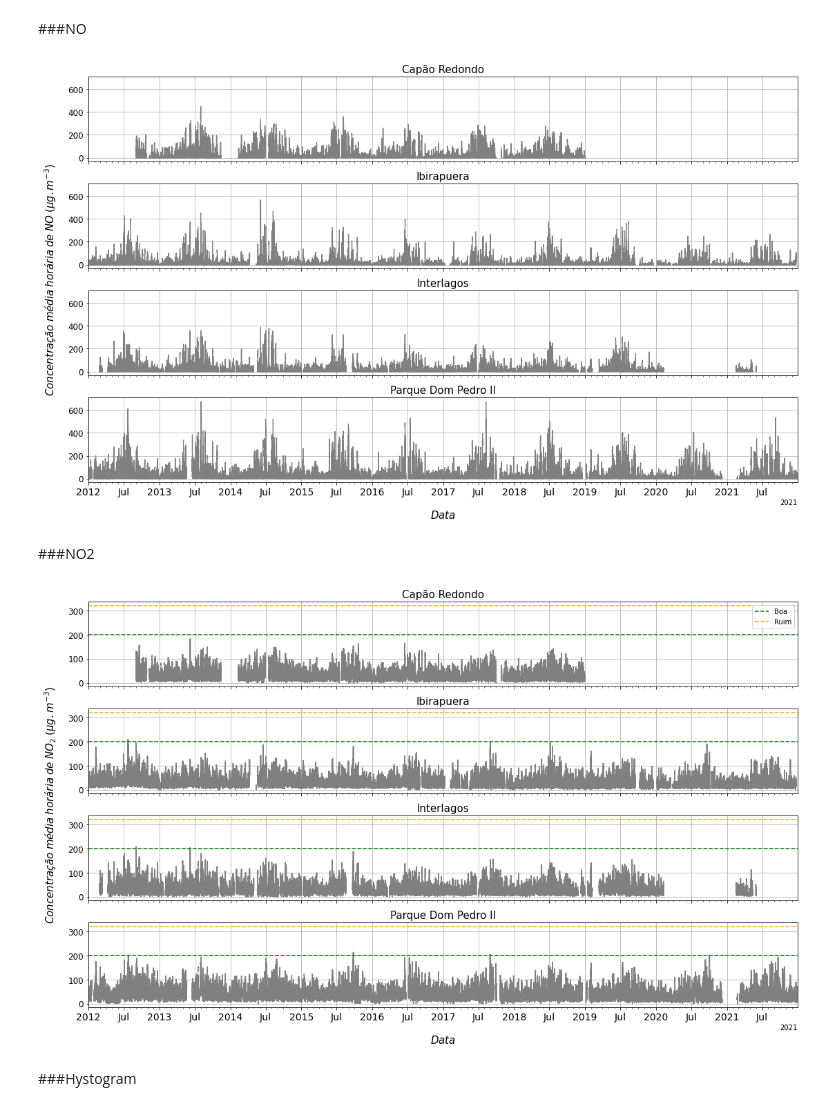
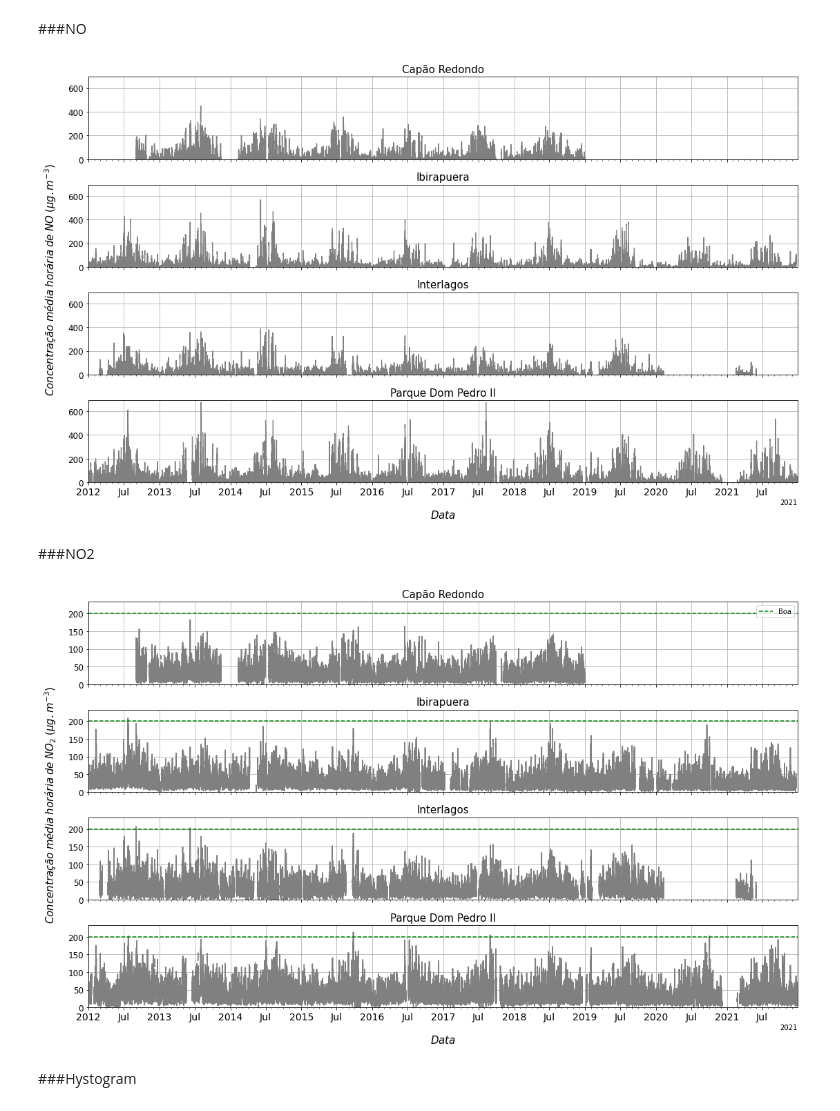
Before and after one commit to antoniogss/air_quality, a Jupyter notebook: graphs_cetesb.ipynb, the cells around one changed output. Drawn from its saved outputs; the diff is of its cells as text; code cells hidden in the pictures.

```diff
--- a/graphs_cetesb.ipynb
+++ b/graphs_cetesb.ipynb
@@ -2500,6 +2999,11 @@ y_cp_hour_no = cp_hour['NO']
 y_ib_hour_no = ib_hour['NO']
 y_inter_hour_no = inter_hour['NO']
 y_pq_hour_no = pq_hour['NO']
+
+lim_y = [y_cp_hour_no.max(),
+         y_ib_hour_no.max(),
+         y_inter_hour_no.max(),
+         y_pq_hour_no.max()]
 
 fig, (ax1, ax2, ax3, ax4) = plt.subplots(nrows=4,
                                          ncols=1,
@@ -2597,6 +3101,7 @@ for label in ax.get_xticklabels(which='major'):
 # ax1.legend()
 ax1.set_title('Capão Redondo',fontsize=15)
 ax1.set_xlim([dt.datetime(2012,1,1),dt.datetime(2021,12,31)], auto=True)
+ax1.set_ylim([0, max(lim_y)+20], auto=True)
 
 # ax2.legend()
 ax2.set_title('Ibirapuera',fontsize=15)
@@ -2646,7 +3151,7 @@ plt.savefig(
 
 plt.show()
 # %% [output]
-[figure, old version]
+[figure, new version]
 # %% [markdown]
 ###NO2
 # %%
@@ -2660,6 +3165,11 @@ y_cp_hour_no2 = cp_hour['NO2']
 y_ib_hour_no2 = ib_hour['NO2']
 y_inter_hour_no2 = inter_hour['NO2']
 y_pq_hour_no2 = pq_hour['NO2']
+
+lim_y = [y_cp_hour_no2.max(),
+         y_ib_hour_no2.max(),
+         y_inter_hour_no2.max(),
+         y_pq_hour_no2.max()]
 
 fig, (ax1, ax2, ax3, ax4) = plt.subplots(nrows=4,
                                          ncols=1,
@@ -2756,7 +3266,7 @@ for label in ax.get_xticklabels(which='major'):
 
 ax1.plot(x_cp_hour, y_cp_hour_no2, color='grey')
 ax1.axhline(y = 200, color = 'green', linestyle = '--', label= 'Boa')
-ax1.axhline(y = 320, color = 'orange', linestyle = '--', label= 'Ruim')
+# ax1.axhline(y = 320, color = 'orange', linestyle = '--', label= 'Ruim')
 ax2.plot(x_ib_hour, y_ib_hour_no2, label='Ibirapuera', color='grey')
 ax2.axhline(y = 200, color = 'green', linestyle = '--')
 ax2.axhline(y = 320, color = 'orange', linestyle = '--')
@@ -2770,6 +3280,7 @@ ax4.axhline(y = 320, color = 'orange', linestyle = '--')
 ax1.legend(loc='upper right')
 ax1.set_title('Capão Redondo',fontsize=15)
 ax1.set_xlim([dt.datetime(2012,1,1),dt.datetime(2021,12,31)], auto=True)
+ax1.set_ylim([0, max(lim_y)+20], auto=True)
 
 # ax2.legend()
 ax2.set_title('Ibirapuera',fontsize=15)
@@ -2792,34 +3303,34 @@ plt.tick_params(labelcolor='none',
                 top=False,
                 bottom=False,
                 left=False,
                 right=False)
 
 plt.xlabel("\n$Data$",fontsize=15)
 plt.ylabel("$Concentração\;média\;horária\;de\;NO_{2}\;(µg.m^{-3})$\n",fontsize=15)
 
 plt.setp(ax4.get_xticklabels(),
          fontsize=14
         )
 
 plt.setp([ax1.get_yticklabels(),
           ax2.get_yticklabels(),
           ax3.get_yticklabels(),
           ax4.get_yticklabels()],
          fontsize=12
          )
 
 plt.tight_layout()
 
 plt.savefig(
               dir + 'no2_media_horaria.png',
               transparent = True,
               bbox_inches = 'tight',
               dpi = 500
             )
 
 plt.show()
 # %% [output]
-[figure, old version]
+[figure, new version]
 # %% [markdown]
 ###Hystogram
 # %% [markdown]
```
Also changed, not shown: parts of 32 cells of this notebook.
